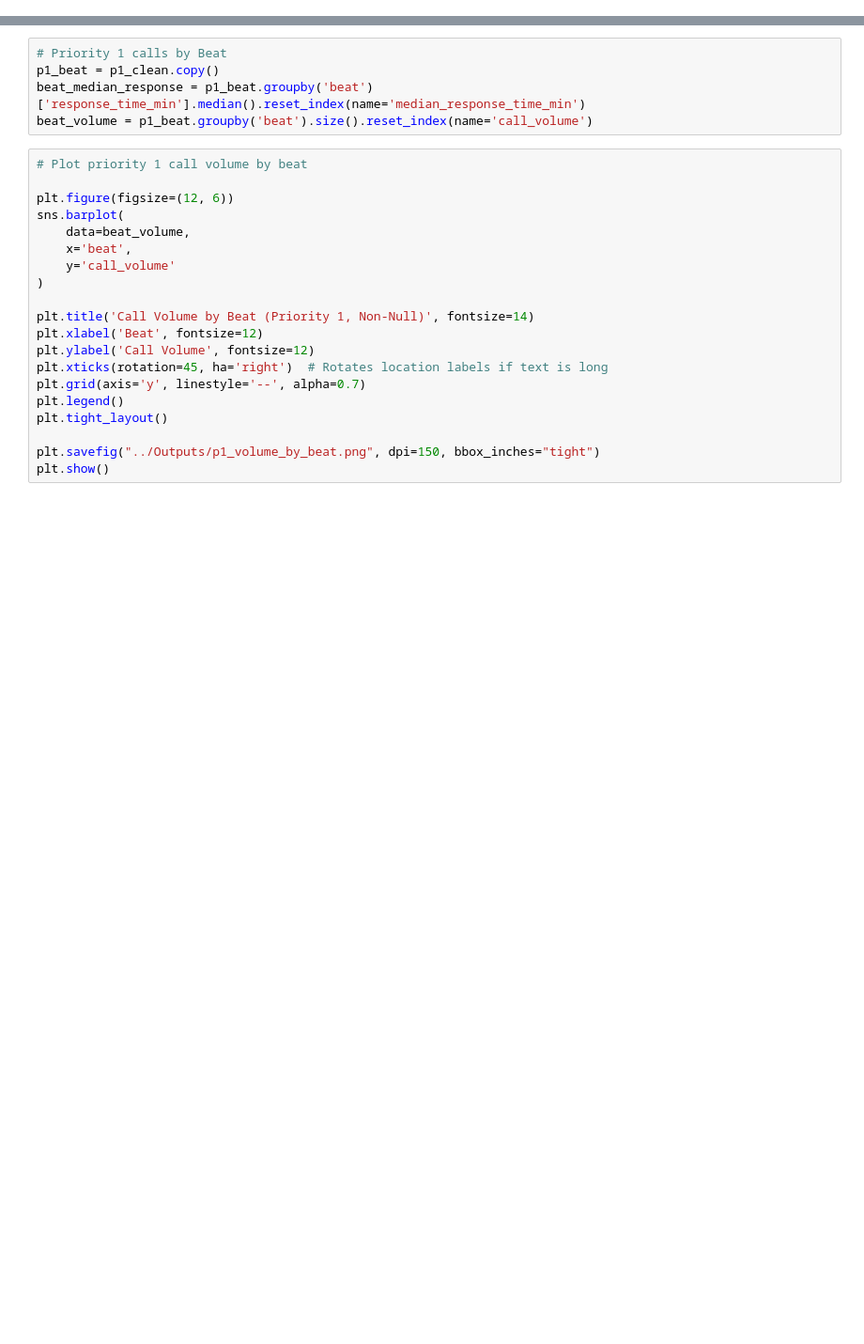
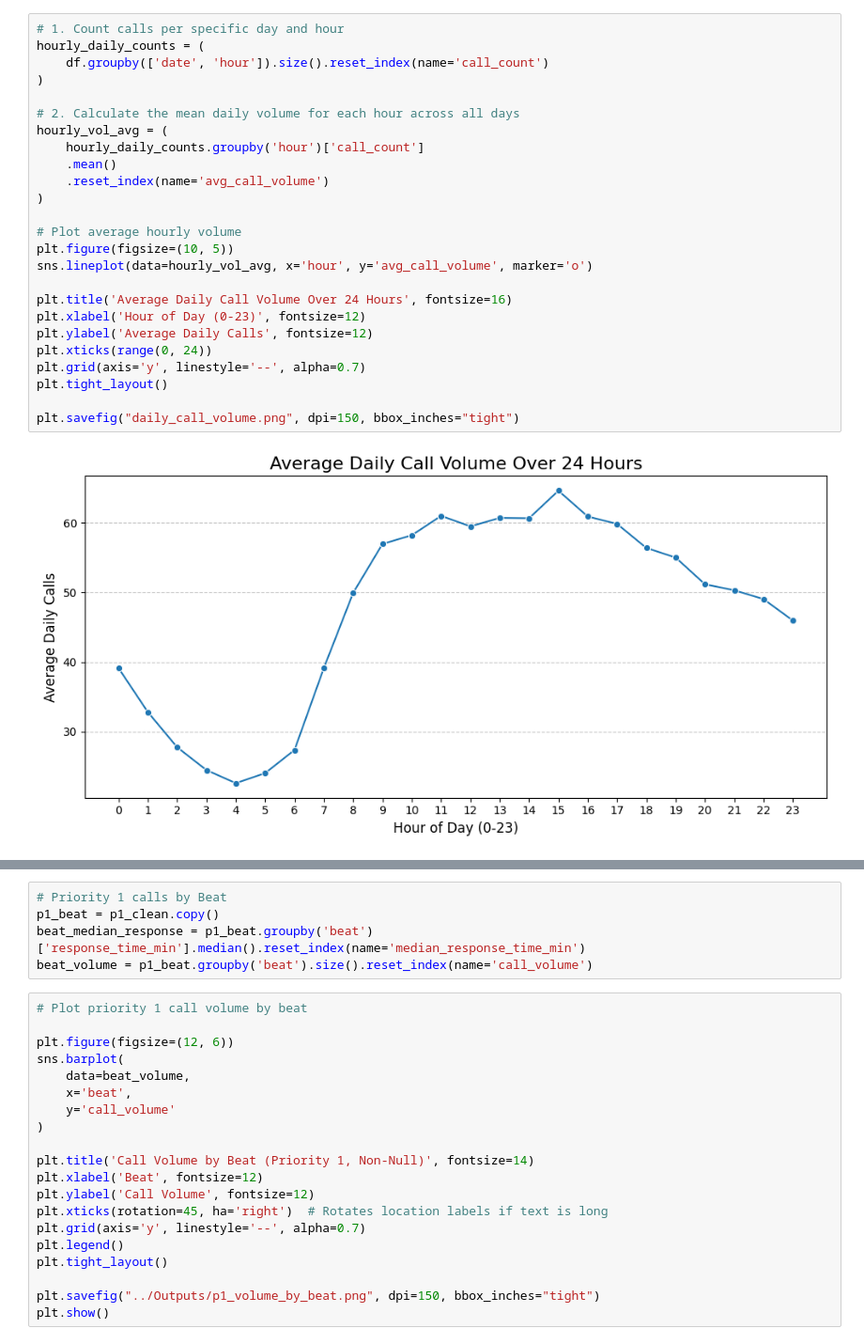
Before and after one commit to yoonoolee/oakland_police_department, a Jupyter notebook: test_cindy.ipynb, the cells around one changed output, grey strips where cells are left out. Shown at 94% size. Saved outputs shown, nothing was run; the diff lists cells and outputs as text; blank space fills up the shorter version.

```diff
--- a/test_cindy.ipynb
+++ b/test_cindy.ipynb
@@ -124,0 +72,27 @@ plt.show()
+# %%
+# 1. Count calls per specific day and hour
+hourly_daily_counts = (
+    df.groupby(['date', 'hour']).size().reset_index(name='call_count')
+)
+
+# 2. Calculate the mean daily volume for each hour across all days
+hourly_vol_avg = (
+    hourly_daily_counts.groupby('hour')['call_count']
+    .mean()
+    .reset_index(name='avg_call_volume')
+)
+
+# Plot average hourly volume
+plt.figure(figsize=(10, 5))
+sns.lineplot(data=hourly_vol_avg, x='hour', y='avg_call_volume', marker='o')
+
+plt.title('Average Daily Call Volume Over 24 Hours', fontsize=16)
+plt.xlabel('Hour of Day (0-23)', fontsize=12)
+plt.ylabel('Average Daily Calls', fontsize=12)
+plt.xticks(range(0, 24))
+plt.grid(axis='y', linestyle='--', alpha=0.7)
+plt.tight_layout()
+
+plt.savefig("daily_call_volume.png", dpi=150, bbox_inches="tight")
+# %% [output]
+[figure, added]
```
Also changed, not shown: parts of 22 cells of this notebook.
